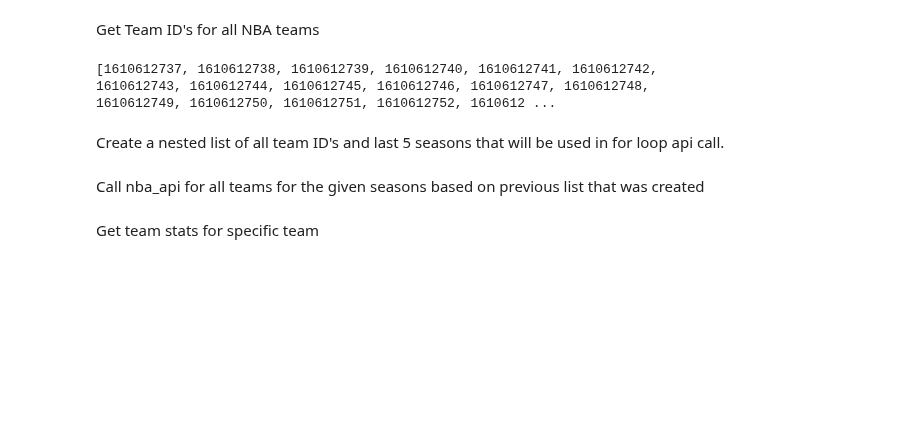
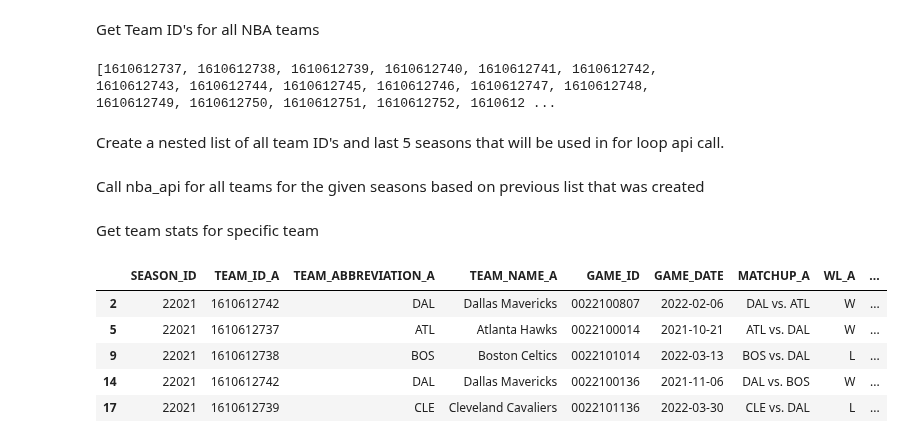
Before and after one commit to MattChinchilla/DATA_SCIENCE, a Jupyter notebook: Sports_Analytics/NBA.ipynb, the cells around one changed output. Cells and saved outputs as stored; diff of their text form; code cells hidden in the pictures; blank space fills up the shorter version.

Commit message:
added function for combining games

```diff
--- a/Sports_Analytics/NBA.ipynb
+++ b/Sports_Analytics/NBA.ipynb
@@ -35,3 +35,6 @@ for i in team_season:
     NBA_seasons = NBA_seasons.append(games, ignore_index=True)
 # %% [markdown]
 Get team stats for specific team
+# %%
+# subset TEAM_ABBREVIATION = 'DAL'
+NBA_seasons_DAL = NBA_seasons[NBA_seasons.MATCHUP.str.contains('DAL')]
@@ -38,3 +83,14 @@ Get team stats for specific team
+# %%
+# Combine the game rows into one. By default, the home team will be TEAM_A.
+game_df = combine_team_games(NBA_seasons_DAL)
+game_df.head()
+# %% [output]
+|  | SEASON_ID | TEAM_ID_A | TEAM_ABBREVIATION_A | TEAM_NAME_A | GAME_ID | GAME_DATE | MATCHUP_A | WL_A | ... |
+| 2 | 22021 | 1610612742 | DAL | Dallas Mavericks | 0022100807 | 2022-02-06 | DAL vs. ATL | W | ... |
+| 5 | 22021 | 1610612737 | ATL | Atlanta Hawks | 0022100014 | 2021-10-21 | ATL vs. DAL | W | ... |
+| 9 | 22021 | 1610612738 | BOS | Boston Celtics | 0022101014 | 2022-03-13 | BOS vs. DAL | L | ... |
+| 14 | 22021 | 1610612742 | DAL | Dallas Mavericks | 0022100136 | 2021-11-06 | DAL vs. BOS | W | ... |
+| 17 | 22021 | 1610612739 | CLE | Cleveland Cavaliers | 0022101136 | 2022-03-30 | CLE vs. DAL | L | ... |
 # %%
 #plot mean points per game for each team abbreviation ascending by PTS
 NBA_seasons.groupby('TEAM_ABBREVIATION').mean()['PTS'].sort_values(ascending=False).plot(kind='bar')
```
Also changed, not shown: parts of 4 cells of this notebook.
